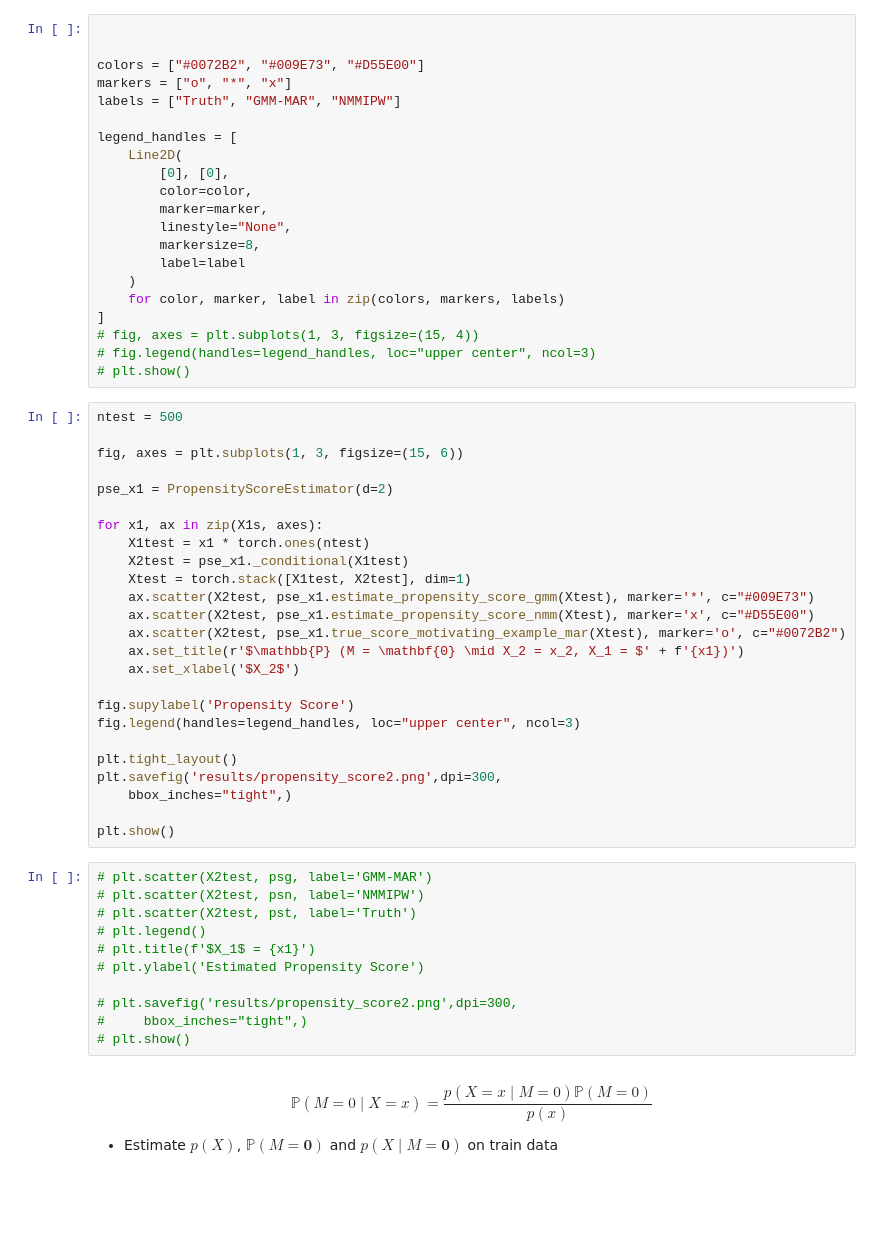
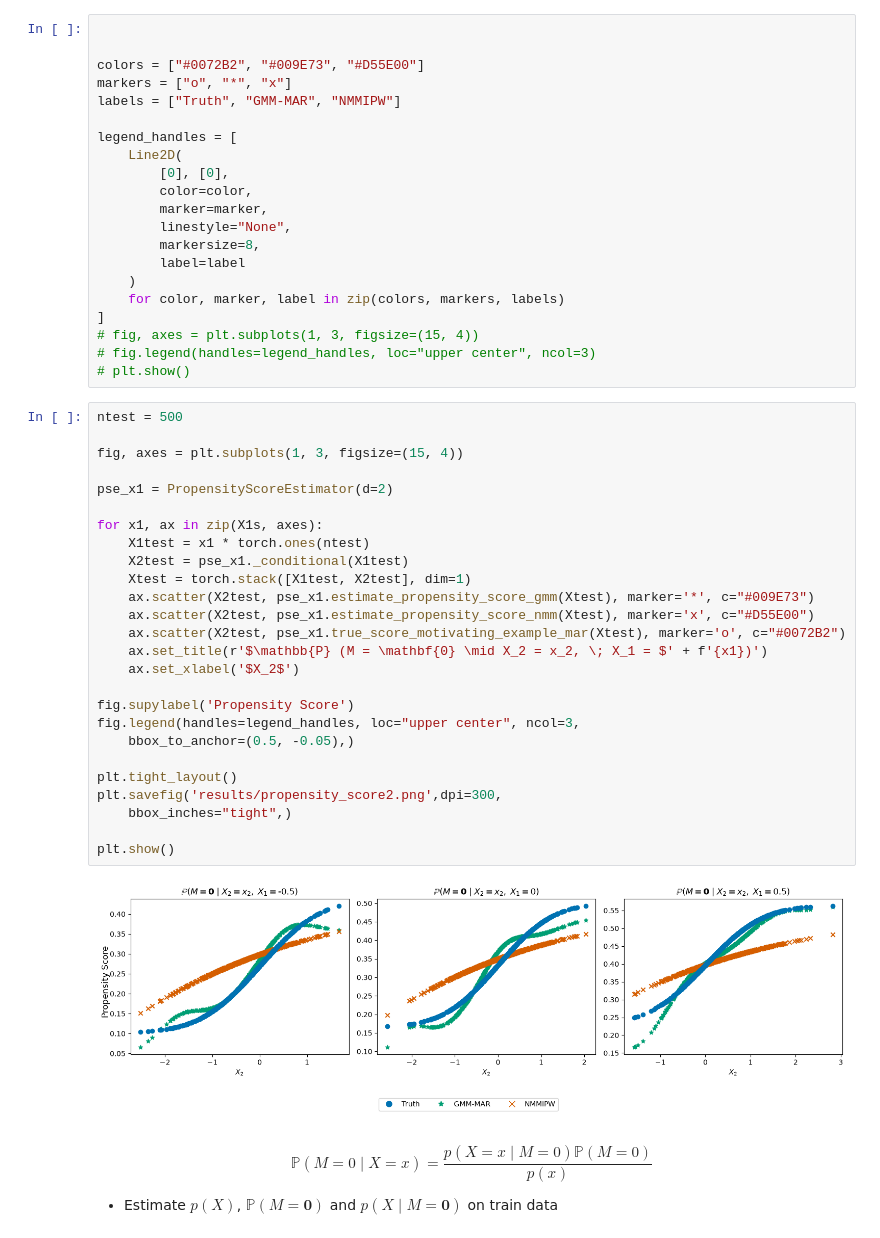
Before and after one commit to huimin-hu-stat/MAR-v2, a Jupyter notebook: propensity_score.ipynb, the cells around one changed output. Saved outputs shown, nothing was run; the diff lists cells and outputs as text; blank space fills up the shorter version.

Commit message:
propensity score

```diff
--- a/propensity_score.ipynb
+++ b/propensity_score.ipynb
@@ -100,39 +102,31 @@ legend_handles = [
 # %%
 ntest = 500
 
-fig, axes = plt.subplots(1, 3, figsize=(15, 6))
+fig, axes = plt.subplots(1, 3, figsize=(15, 4))
 
 pse_x1 = PropensityScoreEstimator(d=2)
 
 for x1, ax in zip(X1s, axes):
     X1test = x1 * torch.ones(ntest)
     X2test = pse_x1._conditional(X1test)
     Xtest = torch.stack([X1test, X2test], dim=1)
     ax.scatter(X2test, pse_x1.estimate_propensity_score_gmm(Xtest), marker='*', c="#009E73")
     ax.scatter(X2test, pse_x1.estimate_propensity_score_nmm(Xtest), marker='x', c="#D55E00")
     ax.scatter(X2test, pse_x1.true_score_motivating_example_mar(Xtest), marker='o', c="#0072B2")
-    ax.set_title(r'$\mathbb{P} (M = \mathbf{0} \mid X_2 = x_2, X_1 = $' + f'{x1})')
+    ax.set_title(r'$\mathbb{P} (M = \mathbf{0} \mid X_2 = x_2, \; X_1 = $' + f'{x1})')
     ax.set_xlabel('$X_2$')
 
 fig.supylabel('Propensity Score')
-fig.legend(handles=legend_handles, loc="upper center", ncol=3)
+fig.legend(handles=legend_handles, loc="upper center", ncol=3,
+    bbox_to_anchor=(0.5, -0.05),)
 
 plt.tight_layout()
 plt.savefig('results/propensity_score2.png',dpi=300,
     bbox_inches="tight",)
 
 plt.show()
+# %% [output]
+[figure, added]
-# %%
-# plt.scatter(X2test, psg, label='GMM-MAR')
-# plt.scatter(X2test, psn, label='NMMIPW')
-# plt.scatter(X2test, pst, label='Truth')
-# plt.legend()
-# plt.title(f'$X_1$ = {x1}')
-# plt.ylabel('Estimated Propensity Score')
-
-# plt.savefig('results/propensity_score2.png',dpi=300,
-#     bbox_inches="tight",)
-# plt.show()
 # %% [markdown]
 $$
 \mathbb P(M=0 \mid X=x) = \frac{p (X=x \mid M=0) \mathbb P(M=0)}{p(x)}
```
Also changed, not shown: parts of 1 cell of this notebook, 5 other files.
